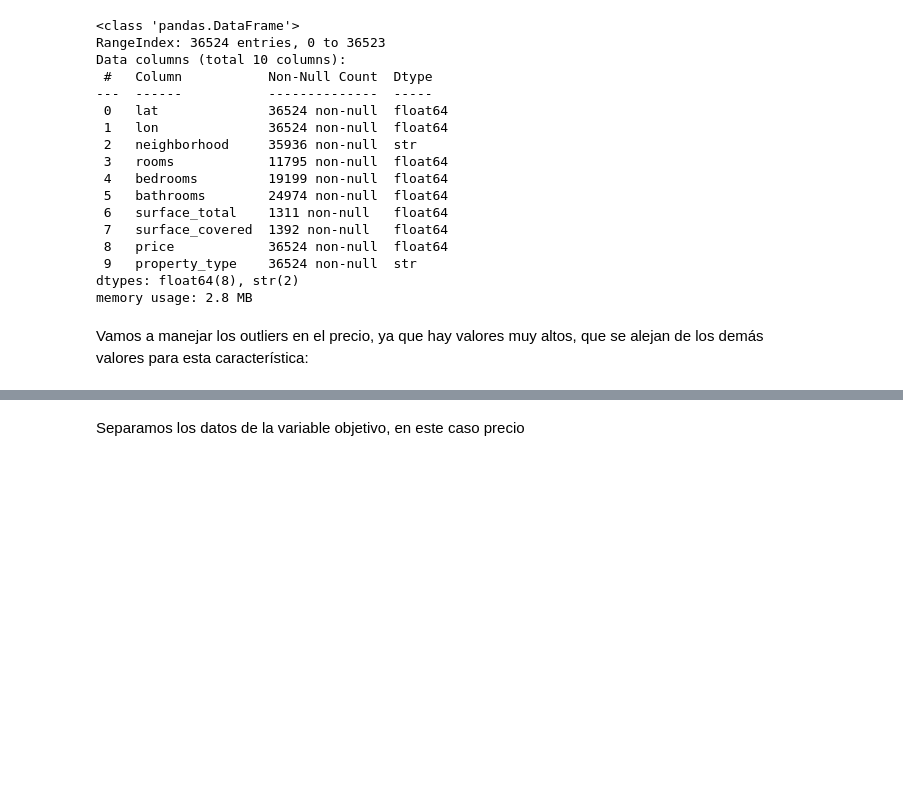
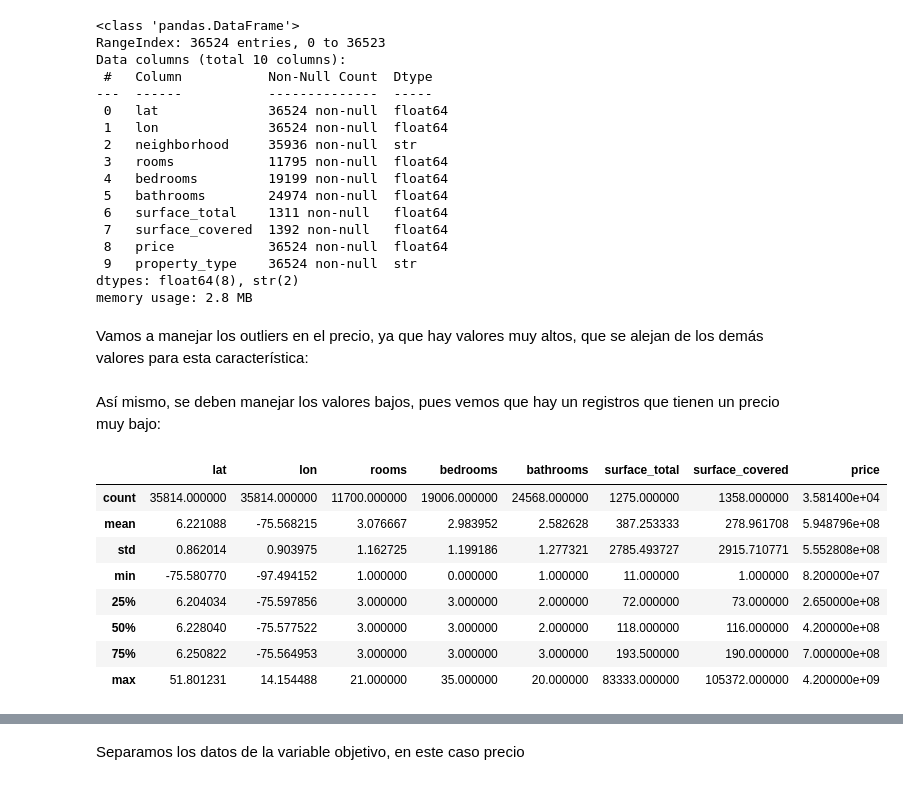
Before and after one commit to evinracher/3008338-geospatial-analysis, a Jupyter notebook: project/house-price-medellin.ipynb, the cells around one changed output, grey strips where cells are left out. Cells and saved outputs as stored; diff of their text form; code cells hidden in the pictures; blank space fills up the shorter version.

```diff
--- a/project/house-price-medellin.ipynb
+++ b/project/house-price-medellin.ipynb
@@ -476,3 +478,5 @@ Vamos a manejar los outliers en el precio, ya que hay valores muy altos, que se
 # %%
 q99 = df_medellin_clean["price"].quantile(0.99)
 df_medellin_clean = df_medellin_clean[df_medellin_clean["price"] <= q99].copy()
+# %% [markdown]
+Así mismo, se deben manejar los valores bajos, pues vemos que hay un registros que tienen un precio muy bajo:
@@ -478,0 +486,12 @@ df_medellin_clean = df_medellin_clean[df_medellin_clean["price"] <= q99].copy()
+# %%
+df_medellin_clean.describe()
+# %% [output]
+|  | lat | lon | rooms | bedrooms | bathrooms | surface_total | surface_covered | price |
+| count | 35814.000000 | 35814.000000 | 11700.000000 | 19006.000000 | 24568.000000 | 1275.000000 | 1358.000000 | 3.581400e+04 |
+| mean | 6.221088 | -75.568215 | 3.076667 | 2.983952 | 2.582628 | 387.253333 | 278.961708 | 5.948796e+08 |
+| std | 0.862014 | 0.903975 | 1.162725 | 1.199186 | 1.277321 | 2785.493727 | 2915.710771 | 5.552808e+08 |
+| min | -75.580770 | -97.494152 | 1.000000 | 0.000000 | 1.000000 | 11.000000 | 1.000000 | 8.200000e+07 |
+| 25% | 6.204034 | -75.597856 | 3.000000 | 3.000000 | 2.000000 | 72.000000 | 73.000000 | 2.650000e+08 |
+| 50% | 6.228040 | -75.577522 | 3.000000 | 3.000000 | 2.000000 | 118.000000 | 116.000000 | 4.200000e+08 |
+| 75% | 6.250822 | -75.564953 | 3.000000 | 3.000000 | 3.000000 | 193.500000 | 190.000000 | 7.000000e+08 |
+| max | 51.801231 | 14.154488 | 21.000000 | 35.000000 | 20.000000 | 83333.000000 | 105372.000000 | 4.200000e+09 |
```
Also changed, not shown: parts of 32 cells of this notebook, 1 other file.
